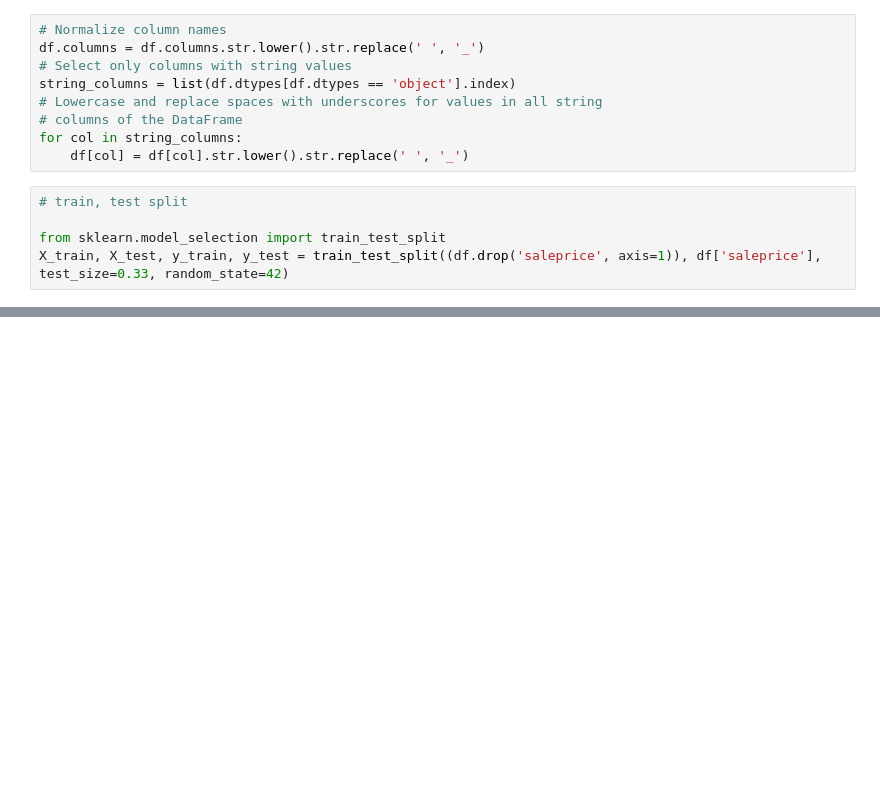
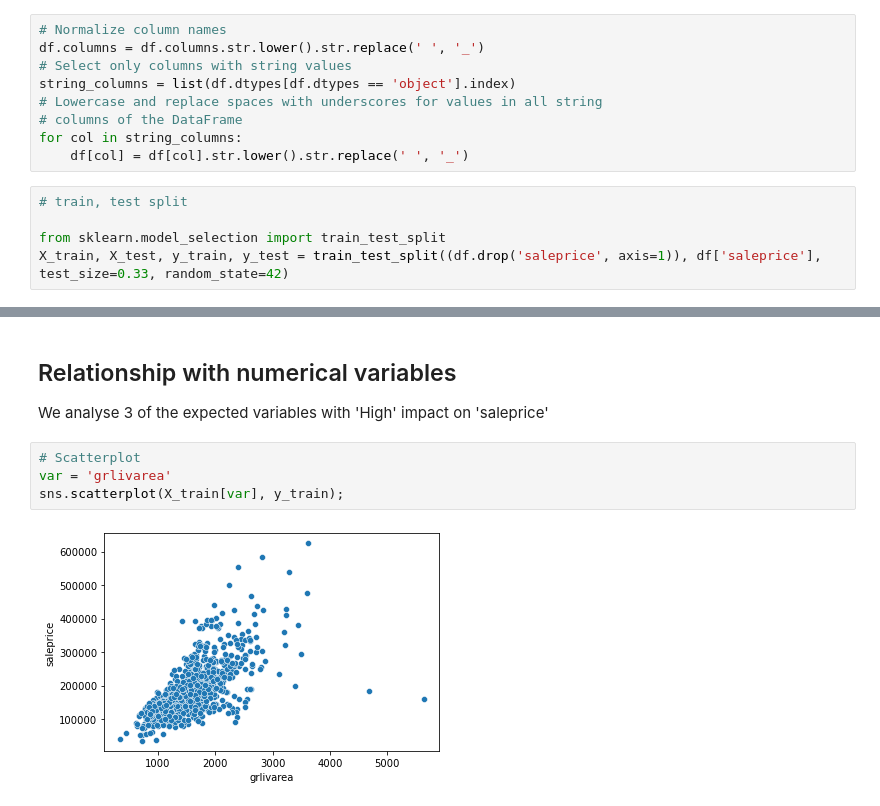
Before and after one commit to tuliof91/house-prices, a Jupyter notebook: house-prices.ipynb, the cells around one changed output, grey strips where cells are left out. Cells and saved outputs as stored; diff of their text form; blank space fills up the shorter version.

```diff
--- a/house-prices.ipynb
+++ b/house-prices.ipynb
@@ -53,0 +106,9 @@ memory usage: 618.9+ KB
+# %% [markdown]
+<h2>Relationship with numerical variables</h2>
+<p>We analyse 3 of the expected variables with 'High' impact on 'saleprice'</p>
+# %%
+# Scatterplot
+var = 'grlivarea'
+sns.scatterplot(X_train[var], y_train);
+# %% [output]
+[figure, added]
```
Also changed, not shown: parts of 17 cells of this notebook.
